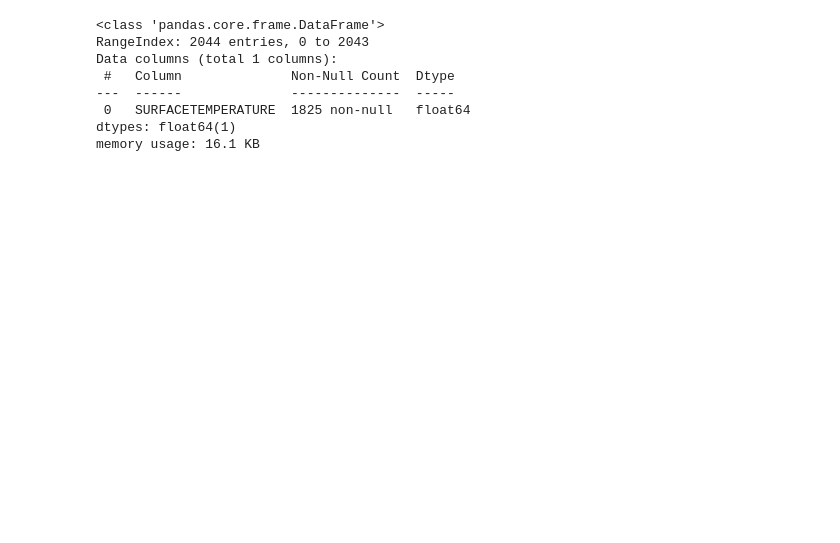
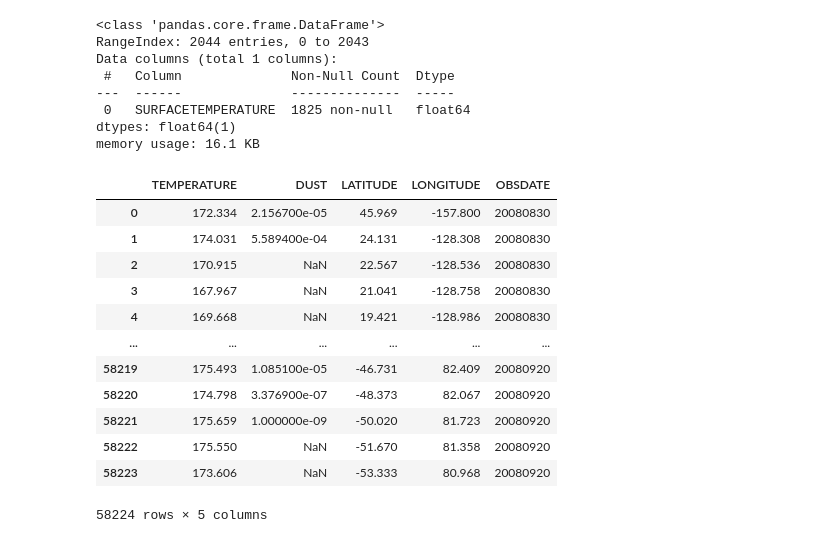
Before and after one commit to michaelaye/pymcs, a Jupyter notebook: notebooks/oracle_interface.ipynb, the cells around one changed output. Drawn from its saved outputs; the diff is of its cells as text; code cells hidden in the pictures; blank space fills up the shorter version.

```diff
--- a/notebooks/oracle_interface.ipynb
+++ b/notebooks/oracle_interface.ipynb
@@ -222,3 +221,26 @@ Data columns (total 1 columns):
  0   SURFACETEMPERATURE  1825 non-null   float64
 dtypes: float64(1)
 memory usage: 16.1 KB
+# %%
+sql = """
+select temperature, dust, latitude, longitude, obsdate
+from mcs_profile_data
+where pressure between 45 and 55
+and obsdate between 20080830 and 20080920
+"""
+# %%
+db.query(sql)
+# %% [output]
+|  | TEMPERATURE | DUST | LATITUDE | LONGITUDE | OBSDATE |
+| 0 | 172.334 | 2.156700e-05 | 45.969 | -157.800 | 20080830 |
+| 1 | 174.031 | 5.589400e-04 | 24.131 | -128.308 | 20080830 |
+| 2 | 170.915 | NaN | 22.567 | -128.536 | 20080830 |
+| 3 | 167.967 | NaN | 21.041 | -128.758 | 20080830 |
+| 4 | 169.668 | NaN | 19.421 | -128.986 | 20080830 |
+| ... | ... | ... | ... | ... | ... |
+| 58219 | 175.493 | 1.085100e-05 | -46.731 | 82.409 | 20080920 |
+| 58220 | 174.798 | 3.376900e-07 | -48.373 | 82.067 | 20080920 |
+| 58221 | 175.659 | 1.000000e-09 | -50.020 | 81.723 | 20080920 |
+| 58222 | 175.550 | NaN | -51.670 | 81.358 | 20080920 |
+| 58223 | 173.606 | NaN | -53.333 | 80.968 | 20080920 |
+58224 rows × 5 columns
```
Also changed, not shown: parts of 15 cells of this notebook, 7 other files.
